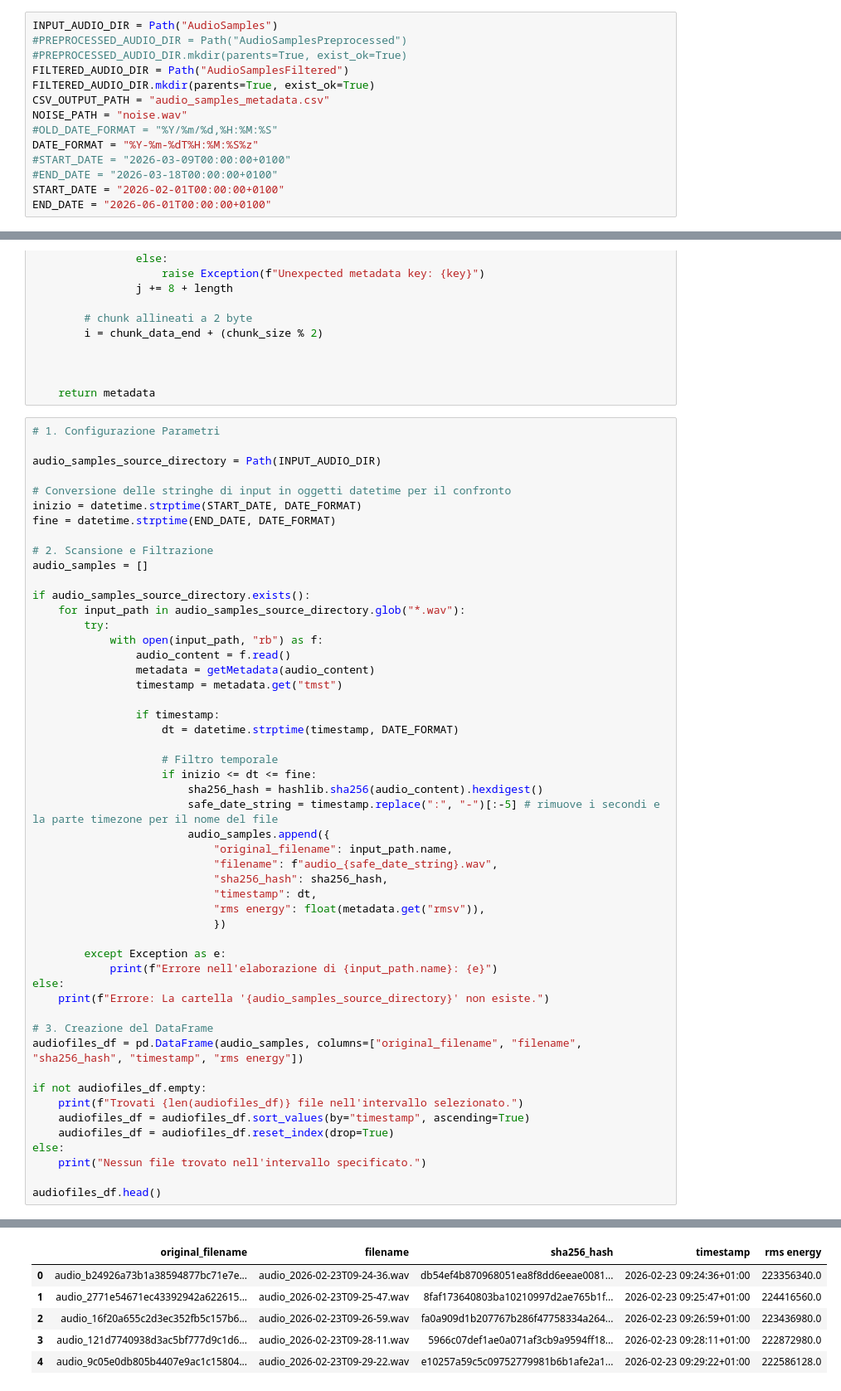
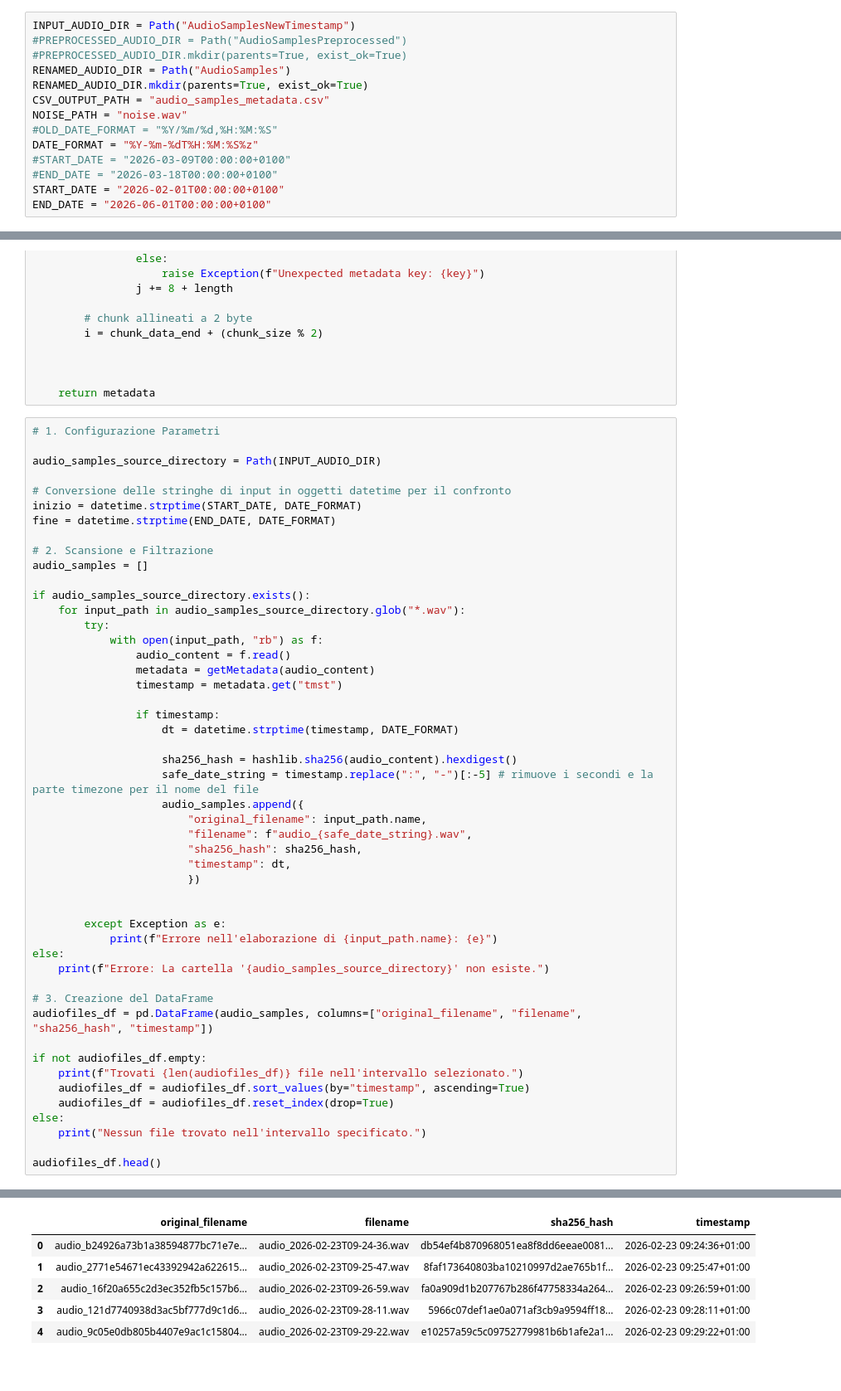
Before and after one commit to christiancioffi/AnalisiAudio, a Jupyter notebook: 1-renaming_&_metadata_extraction.ipynb, the cells around one changed output, grey strips where cells are left out. Shown at 83% size. Drawn from its saved outputs; the diff is of its cells as text.

```diff
--- a/filtraggio.ipynb
+++ b/1-renaming_&_metadata_extraction.ipynb
@@ -16,11 +16,11 @@ import os
 import matplotlib.pyplot as plt
 import seaborn as sns
 # %%
-INPUT_AUDIO_DIR = Path("AudioSamples")
+INPUT_AUDIO_DIR = Path("AudioSamplesNewTimestamp")
 #PREPROCESSED_AUDIO_DIR = Path("AudioSamplesPreprocessed")
 #PREPROCESSED_AUDIO_DIR.mkdir(parents=True, exist_ok=True)
-FILTERED_AUDIO_DIR = Path("AudioSamplesFiltered")
-FILTERED_AUDIO_DIR.mkdir(parents=True, exist_ok=True)
+RENAMED_AUDIO_DIR = Path("AudioSamples")
+RENAMED_AUDIO_DIR.mkdir(parents=True, exist_ok=True)
 CSV_OUTPUT_PATH = "audio_samples_metadata.csv"
 NOISE_PATH = "noise.wav"
 #OLD_DATE_FORMAT = "%Y/%m/%d,%H:%M:%S"
@@ -80,51 +85,49 @@ audio_samples = []
 
 if audio_samples_source_directory.exists():
     for input_path in audio_samples_source_directory.glob("*.wav"):
         try:
             with open(input_path, "rb") as f:
                 audio_content = f.read()
                 metadata = getMetadata(audio_content)
                 timestamp = metadata.get("tmst")
 
                 if timestamp:
                     dt = datetime.strptime(timestamp, DATE_FORMAT)
 
-                    # Filtro temporale
-                    if inizio <= dt <= fine:
-                        sha256_hash = hashlib.sha256(audio_content).hexdigest()
-                        safe_date_string = timestamp.replace(":", "-")[:-5] # rimuove i secondi e la parte timezone per il nome del file
-                        audio_samples.append({
-                            "original_filename": input_path.name,
-                            "filename": f"audio_{safe_date_string}.wav",
-                            "sha256_hash": sha256_hash,
-                            "timestamp": dt,
-                            "rms energy": float(metadata.get("rmsv")),
-                            })
+                    sha256_hash = hashlib.sha256(audio_content).hexdigest()
+                    safe_date_string = timestamp.replace(":", "-")[:-5] # rimuove i secondi e la parte timezone per il nome del file
+                    audio_samples.append({
+                        "original_filename": input_path.name,
+                        "filename": f"audio_{safe_date_string}.wav",
+                        "sha256_hash": sha256_hash,
+                        "timestamp": dt,
+                        })
+
 
         except Exception as e:
             print(f"Errore nell'elaborazione di {input_path.name}: {e}")
 else:
     print(f"Errore: La cartella '{audio_samples_source_directory}' non esiste.")
 
 # 3. Creazione del DataFrame
-audiofiles_df = pd.DataFrame(audio_samples, columns=["original_filename", "filename", "sha256_hash", "timestamp", "rms energy"])
+audiofiles_df = pd.DataFrame(audio_samples, columns=["original_filename", "filename", "sha256_hash", "timestamp"])
 
 if not audiofiles_df.empty:
     print(f"Trovati {len(audiofiles_df)} file nell'intervallo selezionato.")
     audiofiles_df = audiofiles_df.sort_values(by="timestamp", ascending=True)
     audiofiles_df = audiofiles_df.reset_index(drop=True)
 else:
     print("Nessun file trovato nell'intervallo specificato.")
 
 audiofiles_df.head()
 # %% [output]
 Trovati 2768 file nell'intervallo selezionato.
-|  | original_filename | filename | sha256_hash | timestamp | rms energy |
-| 0 | audio_b24926a73b1a38594877bc71e7e... | audio_2026-02-23T09-24-36.wav | db54ef4b870968051ea8f8dd6eeae0081... | 2026-02-23 09:24:36+01:00 | 223356340.0 |
-| 1 | audio_2771e54671ec43392942a622615... | audio_2026-02-23T09-25-47.wav | 8faf173640803ba10210997d2ae765b1f... | 2026-02-23 09:25:47+01:00 | 224416560.0 |
-| 2 | audio_16f20a655c2d3ec352fb5c157b6... | audio_2026-02-23T09-26-59.wav | fa0a909d1b207767b286f47758334a264... | 2026-02-23 09:26:59+01:00 | 223436980.0 |
-| 3 | audio_121d7740938d3ac5bf777d9c1d6... | audio_2026-02-23T09-28-11.wav | 5966c07def1ae0a071af3cb9a9594ff18... | 2026-02-23 09:28:11+01:00 | 222872980.0 |
-| 4 | audio_9c05e0db805b4407e9ac1c15804... | audio_2026-02-23T09-29-22.wav | e10257a59c5c09752779981b6b1afe2a1... | 2026-02-23 09:29:22+01:00 | 222586128.0 |
+|  | original_filename | filename | sha256_hash | timestamp |
+| 0 | audio_b24926a73b1a38594877bc71e7e... | audio_2026-02-23T09-24-36.wav | db54ef4b870968051ea8f8dd6eeae0081... | 2026-02-23 09:24:36+01:00 |
+| 1 | audio_2771e54671ec43392942a622615... | audio_2026-02-23T09-25-47.wav | 8faf173640803ba10210997d2ae765b1f... | 2026-02-23 09:25:47+01:00 |
+| 2 | audio_16f20a655c2d3ec352fb5c157b6... | audio_2026-02-23T09-26-59.wav | fa0a909d1b207767b286f47758334a264... | 2026-02-23 09:26:59+01:00 |
+| 3 | audio_121d7740938d3ac5bf777d9c1d6... | audio_2026-02-23T09-28-11.wav | 5966c07def1ae0a071af3cb9a9594ff18... | 2026-02-23 09:28:11+01:00 |
+| 4 | audio_9c05e0db805b4407e9ac1c15804... | audio_2026-02-23T09-29-22.wav | e10257a59c5c09752779981b6b1afe2a1... | 2026-02-23 09:29:22+01:00 |
 # %%
 # Trova tutte le occorrenze dei timestamp duplicati
 # keep=False assicura di vedere TUTTI i file coinvolti nel duplicato, non solo il secondo
```
Also changed, not shown: parts of 4 cells of this notebook, 11 other files.
